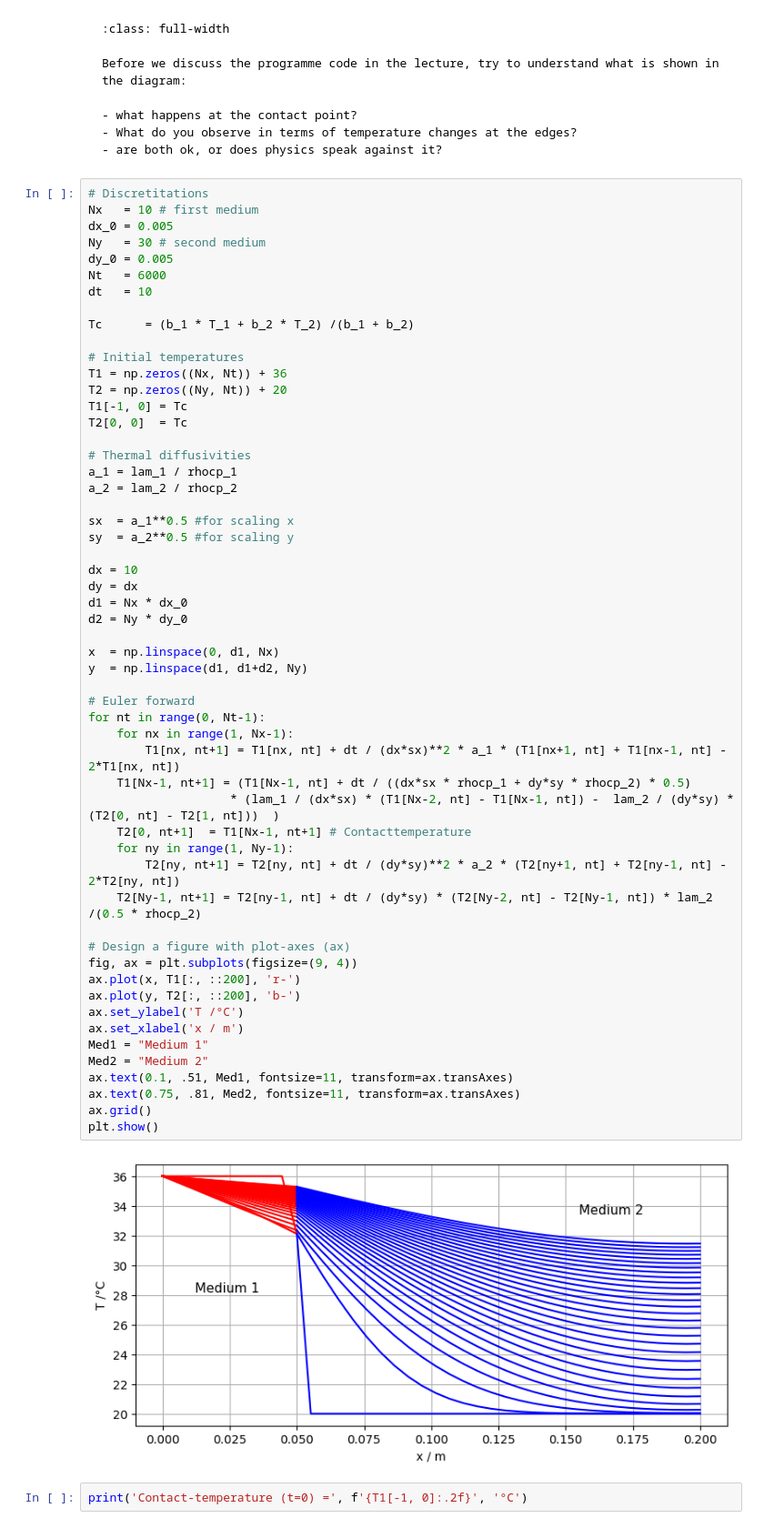
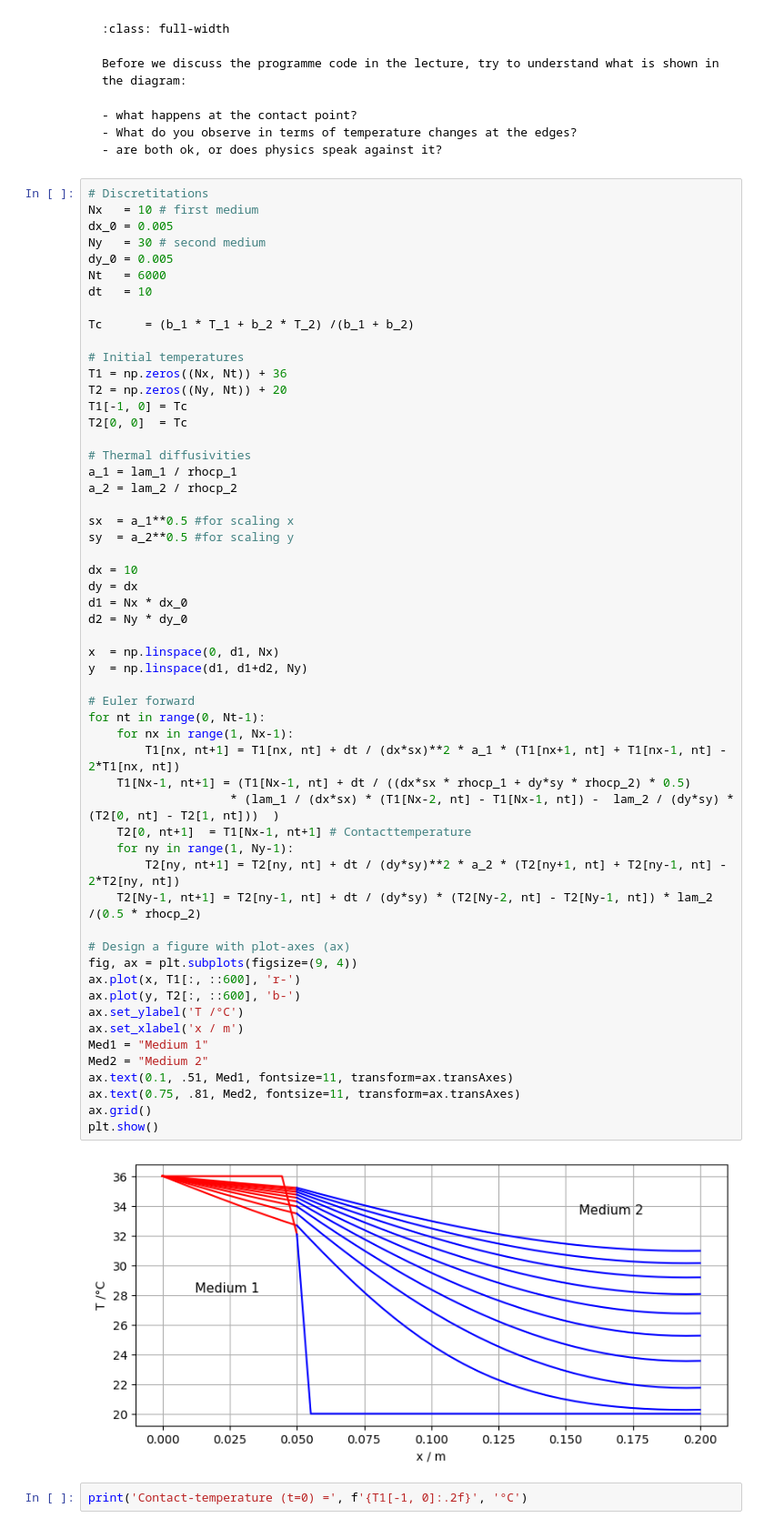
Before and after one commit to GitAndi18/ConTemp, a Jupyter notebook: ContactTemperature_240307.ipynb, the cells around one changed output. Shown at 91% size. Drawn from its saved outputs; the diff is of its cells as text.

```diff
--- a/ContactTemperature_240307.ipynb
+++ b/ContactTemperature_240307.ipynb
@@ -116,36 +116,36 @@ sy  = a_2**0.5 #for scaling y
 dx = 10
 dy = dx
 d1 = Nx * dx_0
 d2 = Ny * dy_0
 
 x  = np.linspace(0, d1, Nx)
 y  = np.linspace(d1, d1+d2, Ny)
 
 # Euler forward
 for nt in range(0, Nt-1):
     for nx in range(1, Nx-1):
         T1[nx, nt+1] = T1[nx, nt] + dt / (dx*sx)**2 * a_1 * (T1[nx+1, nt] + T1[nx-1, nt] - 2*T1[nx, nt])
     T1[Nx-1, nt+1] = (T1[Nx-1, nt] + dt / ((dx*sx * rhocp_1 + dy*sy * rhocp_2) * 0.5)
                     * (lam_1 / (dx*sx) * (T1[Nx-2, nt] - T1[Nx-1, nt]) -  lam_2 / (dy*sy) * (T2[0, nt] - T2[1, nt]))  )
     T2[0, nt+1]  = T1[Nx-1, nt+1] # Contacttemperature
     for ny in range(1, Ny-1):
         T2[ny, nt+1] = T2[ny, nt] + dt / (dy*sy)**2 * a_2 * (T2[ny+1, nt] + T2[ny-1, nt] - 2*T2[ny, nt])
     T2[Ny-1, nt+1] = T2[ny-1, nt] + dt / (dy*sy) * (T2[Ny-2, nt] - T2[Ny-1, nt]) * lam_2 /(0.5 * rhocp_2)
 
 # Design a figure with plot-axes (ax)
 fig, ax = plt.subplots(figsize=(9, 4))
-ax.plot(x, T1[:, ::200], 'r-')
-ax.plot(y, T2[:, ::200], 'b-')
+ax.plot(x, T1[:, ::600], 'r-')
+ax.plot(y, T2[:, ::600], 'b-')
 ax.set_ylabel('T /°C')
 ax.set_xlabel('x / m')
 Med1 = "Medium 1"
 Med2 = "Medium 2"
 ax.text(0.1, .51, Med1, fontsize=11, transform=ax.transAxes)
 ax.text(0.75, .81, Med2, fontsize=11, transform=ax.transAxes)
 ax.grid()
 plt.show()
 # %% [output]
-[figure, old version]
+[figure, new version]
 # %%
 print('Contact-temperature (t=0) =', f'{T1[-1, 0]:.2f}', '°C')
 # %% [output]
```
Also changed, not shown: parts of 2 cells of this notebook, 7 other files.
